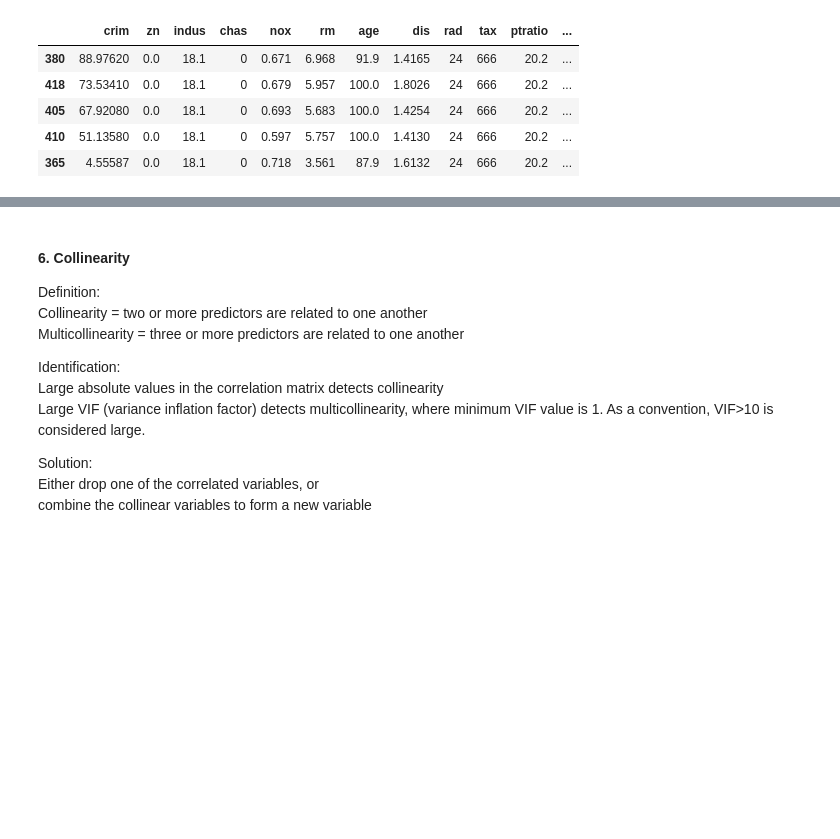
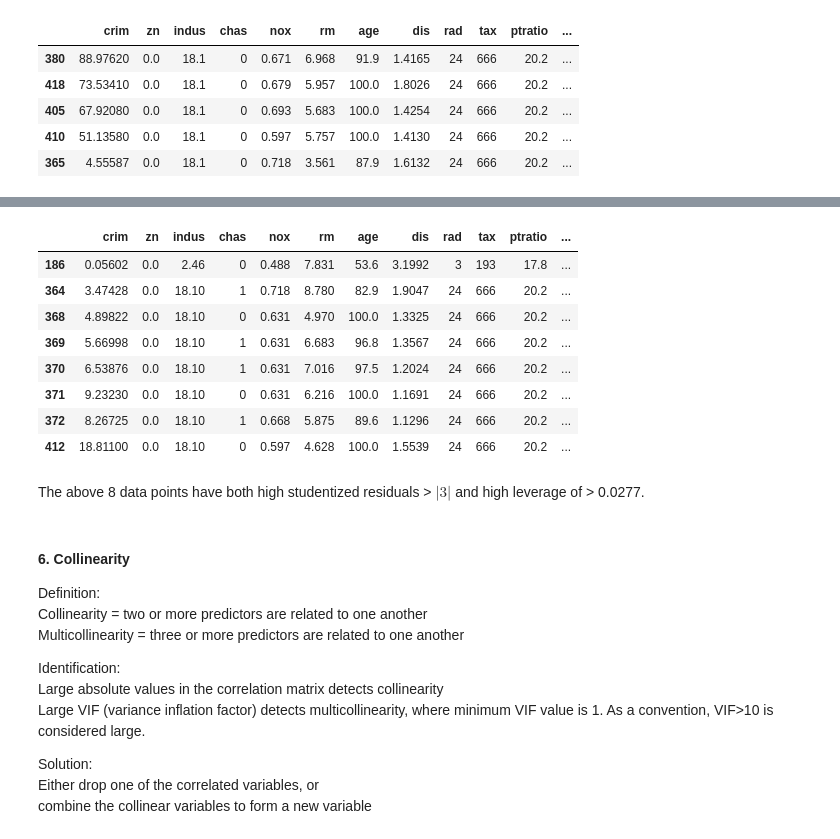
Before and after one commit to dsnair/ISLR, a Jupyter notebook: labs/chapter3/multiple_linear_regression.ipynb, the cells around one changed output, grey strips where cells are left out. Cells and saved outputs as stored; diff of their text form; code cells hidden in the pictures; blank space fills up the shorter version.

```diff
--- a/labs/chapter3/multiple_linear_regression.ipynb
+++ b/labs/chapter3/multiple_linear_regression.ipynb
@@ -107,7 +109,7 @@ lm = smf.ols(formula = "medv ~ df.iloc[:,:-1]", data = df).fit()
 # %%
 # Calculate leverage
-influence = lm.get_influence()
 leverage = influence.hat_matrix_diag
-dfLev = pd.concat([df, pd.Series(leverage, name="leverage")], axis=1)
-dfLev.head()
+dfRes = pd.concat([df, pd.Series(leverage, name="leverage")], axis=1)
+print dfRes.shape
+dfRes.head()
 # %% [output]
@@ -129,0 +144,5 @@ dfLev[dfLev["leverage"] > 0.0277].sort_values(by = "leverage", ascending = False
+# %%
+# Calculate studentized residuals
+studentRes = influence.resid_studentized_external
+dfRes = pd.concat([dfRes, pd.Series(studentRes, name="studentRes")], axis=1)
+dfRes.head()
@@ -130,3 +156,18 @@ dfLev[dfLev["leverage"] > 0.0277].sort_values(by = "leverage", ascending = False
+# %%
+# Data points with high studentized residuals
+dfRes[np.absolute(dfRes["studentRes"]) > 3]
+# %% [output]
+|  | crim | zn | indus | chas | nox | rm | age | dis | rad | tax | ptratio | ... |
+| 186 | 0.05602 | 0.0 | 2.46 | 0 | 0.488 | 7.831 | 53.6 | 3.1992 | 3 | 193 | 17.8 | ... |
+| 364 | 3.47428 | 0.0 | 18.10 | 1 | 0.718 | 8.780 | 82.9 | 1.9047 | 24 | 666 | 20.2 | ... |
+| 368 | 4.89822 | 0.0 | 18.10 | 0 | 0.631 | 4.970 | 100.0 | 1.3325 | 24 | 666 | 20.2 | ... |
+| 369 | 5.66998 | 0.0 | 18.10 | 1 | 0.631 | 6.683 | 96.8 | 1.3567 | 24 | 666 | 20.2 | ... |
+| 370 | 6.53876 | 0.0 | 18.10 | 1 | 0.631 | 7.016 | 97.5 | 1.2024 | 24 | 666 | 20.2 | ... |
+| 371 | 9.23230 | 0.0 | 18.10 | 0 | 0.631 | 6.216 | 100.0 | 1.1691 | 24 | 666 | 20.2 | ... |
+| 372 | 8.26725 | 0.0 | 18.10 | 1 | 0.668 | 5.875 | 89.6 | 1.1296 | 24 | 666 | 20.2 | ... |
+| 412 | 18.81100 | 0.0 | 18.10 | 0 | 0.597 | 4.628 | 100.0 | 1.5539 | 24 | 666 | 20.2 | ... |
+# %% [markdown]
+The above 8 data points have both high studentized residuals > $|3|$ and high leverage of > 0.0277.
 # %% [markdown]
 #### 6. Collinearity
 
```
Also changed, not shown: parts of 7 cells of this notebook.
